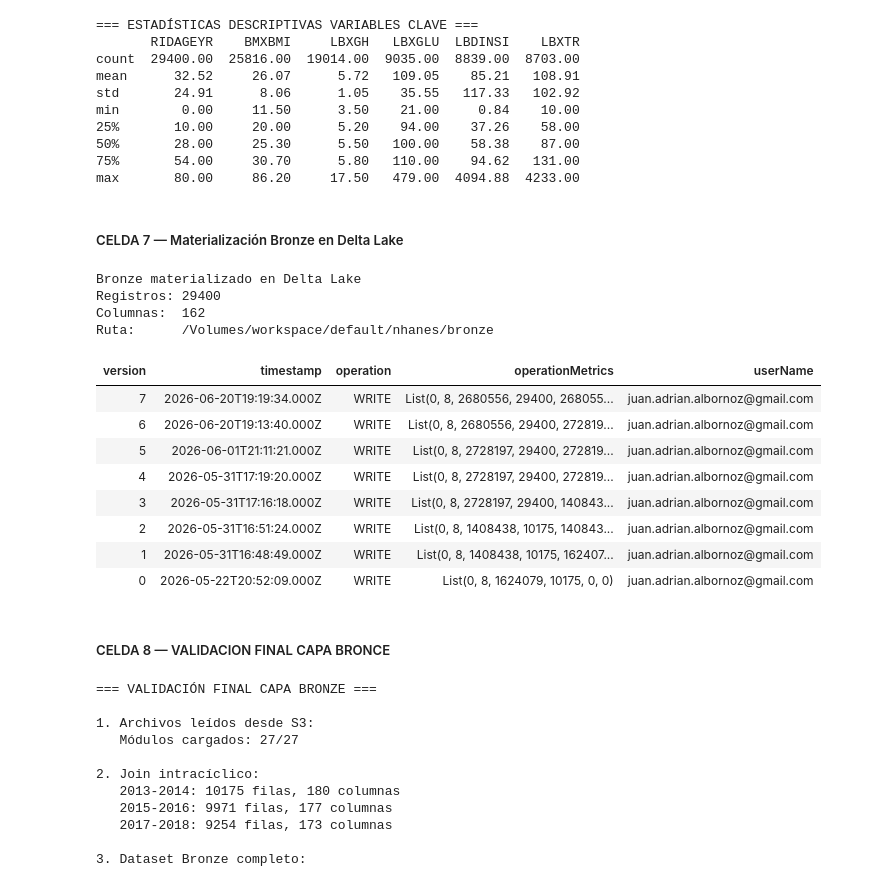
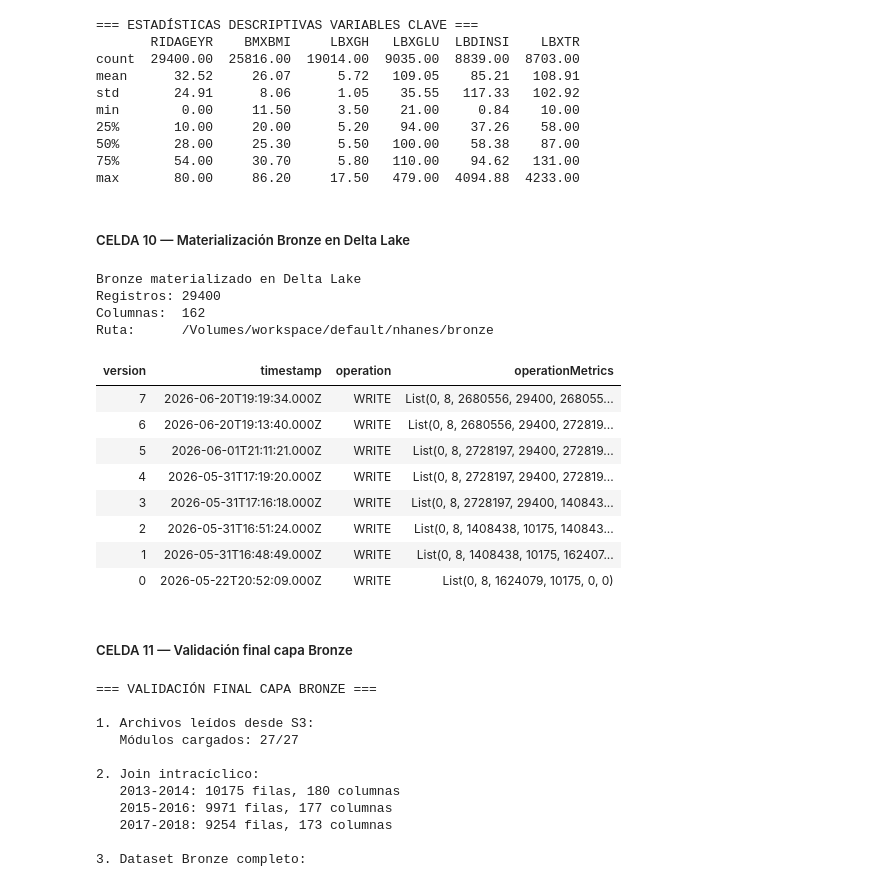
Before and after one commit to juan-albornoz/tfm-qml-databricks-pipeline, a Jupyter notebook: notebooks/notebook_01_bronze.ipynb, the cells around one changed output. Cells and saved outputs as stored; diff of their text form; code cells hidden in the pictures.

```diff
--- a/notebooks/notebook_01_bronze.ipynb
+++ b/notebooks/notebook_01_bronze.ipynb
@@ -31,0 +62,33 @@ Imports OK
+# %%
+# --- Rutas del Data Lake (arquitectura Medallón) --------------------------
+BASE_PATH = "/Volumes/workspace/default/nhanes"
+bronze_path = f"{BASE_PATH}/bronze"
+
+# --- Origen de datos en AWS S3 --------------------------------------------
+bucket = "tfm-nhanes"
+prefix = "raw/"
+region = "eu-west-1"
+
+# --- Ciclos NHANES y módulos a ingerir ------------------------------------
+ciclos = {
+    "2013-2014": {"año": "2013", "sufijo": "H"},
+    "2015-2016": {"año": "2015", "sufijo": "I"},
+    "2017-2018": {"año": "2017", "sufijo": "J"},
+}
+
+modulos = ["DEMO", "DIQ", "GHB", "GLU", "INS", "BMX", "BPX", "TRIGLY", "PAQ"]
+
+# 3 ciclos x 9 módulos = 27 archivos XPT esperados
+N_ARCHIVOS_ESPERADOS = len(ciclos) * len(modulos)
+
+# El esquema del módulo PAQ varía entre ciclos: se restringe al subconjunto
+# de variables presente en los tres.
+paq_vars_comunes = [
+    "SEQN", "PAD615", "PAD630", "PAD645", "PAD660", "PAD675", "PAD680",
+    "PAQ605", "PAQ610", "PAQ620", "PAQ625", "PAQ635", "PAQ640",
+    "PAQ650", "PAQ655", "PAQ665", "PAQ670"
+]
+
+pd.set_option("display.max_columns", None)
+pd.set_option("display.max_rows", 100)
+print("Configuración OK")
@@ -237,6 +309,6 @@ min        0.00     11.50      3.50    21.00     0.84    10.00
 75%       54.00     30.70      5.80   110.00    94.62   131.00
 max       80.00     86.20     17.50   479.00  4094.88  4233.00
 # %% [markdown]
-##### CELDA 7 — Materialización Bronze en Delta Lake
+##### CELDA 10 — Materialización Bronze en Delta Lake
 # %%
 def normalize_dtypes(df):
@@ -270,19 +347,19 @@ Ruta:      /Volumes/workspace/default/nhanes/bronze
 # %%
 delta_table = DeltaTable.forPath(spark, bronze_path)
 historial = delta_table.history().toPandas()
-cols_principales = ["version", "timestamp", "operation", "operationMetrics", "userName"]
+cols_principales = ["version", "timestamp", "operation", "operationMetrics"]
 display(historial[cols_principales])
 # %% [output]
-| version | timestamp | operation | operationMetrics | userName |
-| 7 | 2026-06-20T19:19:34.000Z | WRITE | List(0, 8, 2680556, 29400, 268055... | juan.adrian.albornoz@gmail.com |
-| 6 | 2026-06-20T19:13:40.000Z | WRITE | List(0, 8, 2680556, 29400, 272819... | juan.adrian.albornoz@gmail.com |
-| 5 | 2026-06-01T21:11:21.000Z | WRITE | List(0, 8, 2728197, 29400, 272819... | juan.adrian.albornoz@gmail.com |
-| 4 | 2026-05-31T17:19:20.000Z | WRITE | List(0, 8, 2728197, 29400, 272819... | juan.adrian.albornoz@gmail.com |
-| 3 | 2026-05-31T17:16:18.000Z | WRITE | List(0, 8, 2728197, 29400, 140843... | juan.adrian.albornoz@gmail.com |
-| 2 | 2026-05-31T16:51:24.000Z | WRITE | List(0, 8, 1408438, 10175, 140843... | juan.adrian.albornoz@gmail.com |
-| 1 | 2026-05-31T16:48:49.000Z | WRITE | List(0, 8, 1408438, 10175, 162407... | juan.adrian.albornoz@gmail.com |
-| 0 | 2026-05-22T20:52:09.000Z | WRITE | List(0, 8, 1624079, 10175, 0, 0) | juan.adrian.albornoz@gmail.com |
+| version | timestamp | operation | operationMetrics |
+| 7 | 2026-06-20T19:19:34.000Z | WRITE | List(0, 8, 2680556, 29400, 268055... |
+| 6 | 2026-06-20T19:13:40.000Z | WRITE | List(0, 8, 2680556, 29400, 272819... |
+| 5 | 2026-06-01T21:11:21.000Z | WRITE | List(0, 8, 2728197, 29400, 272819... |
+| 4 | 2026-05-31T17:19:20.000Z | WRITE | List(0, 8, 2728197, 29400, 272819... |
+| 3 | 2026-05-31T17:16:18.000Z | WRITE | List(0, 8, 2728197, 29400, 140843... |
+| 2 | 2026-05-31T16:51:24.000Z | WRITE | List(0, 8, 1408438, 10175, 140843... |
+| 1 | 2026-05-31T16:48:49.000Z | WRITE | List(0, 8, 1408438, 10175, 162407... |
+| 0 | 2026-05-22T20:52:09.000Z | WRITE | List(0, 8, 1624079, 10175, 0, 0) |
-# %% [markdown]
-##### CELDA 8 — VALIDACION FINAL CAPA BRONCE
+# %% [markdown]
+##### CELDA 11 — Validación final capa Bronze
 # %%
 print("=== VALIDACIÓN FINAL CAPA BRONZE ===")
```
Also changed, not shown: parts of 20 cells of this notebook, 9 other files.
